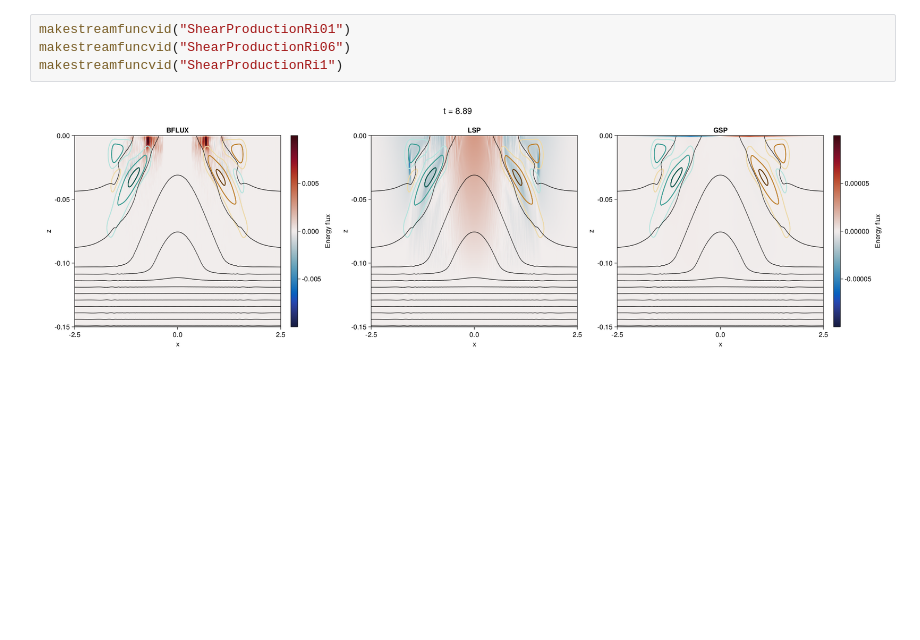
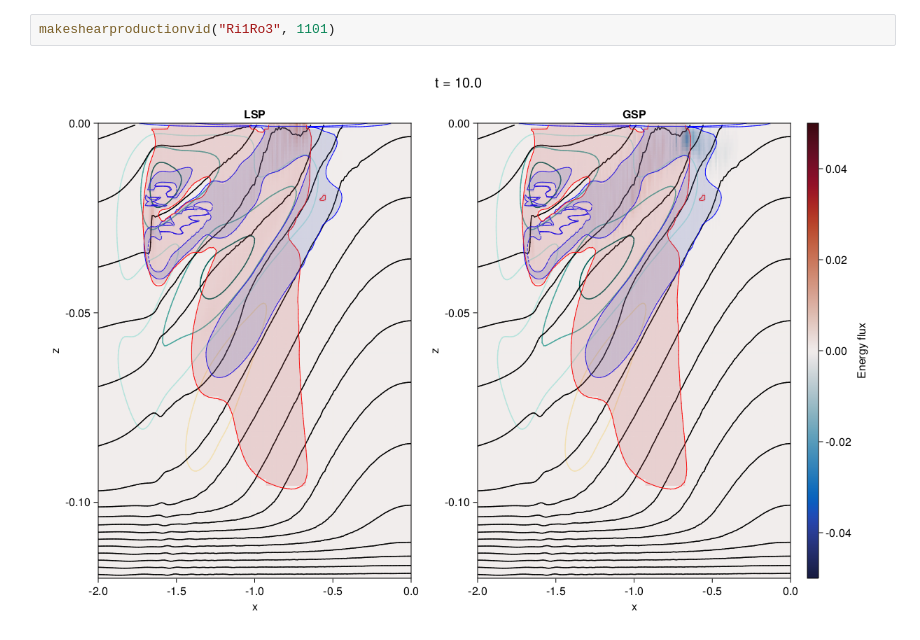
Before and after one commit to erin-atkinson/filament-instability, a Jupyter notebook: ShearProductionVideo.ipynb, the cells around one changed output. Drawn from its saved outputs; the diff is of its cells as text; blank space fills up the shorter version.

```diff
--- a/ShearProductionVideo.ipynb
+++ b/ShearProductionVideo.ipynb
@@ -96,6 +107,4 @@ LoadError: KeyError: key "6072" not found
-# %%
-makestreamfuncvid("ShearProductionRi01")
-makestreamfuncvid("ShearProductionRi06")
-makestreamfuncvid("ShearProductionRi1")
-# %% [output]
-[figure, removed]
+# %%
+makeshearproductionvid("Ri1Ro3", 1101)
+# %% [output]
+[figure, added]
```
Also changed, not shown: parts of 2 cells of this notebook, 6 other files.
